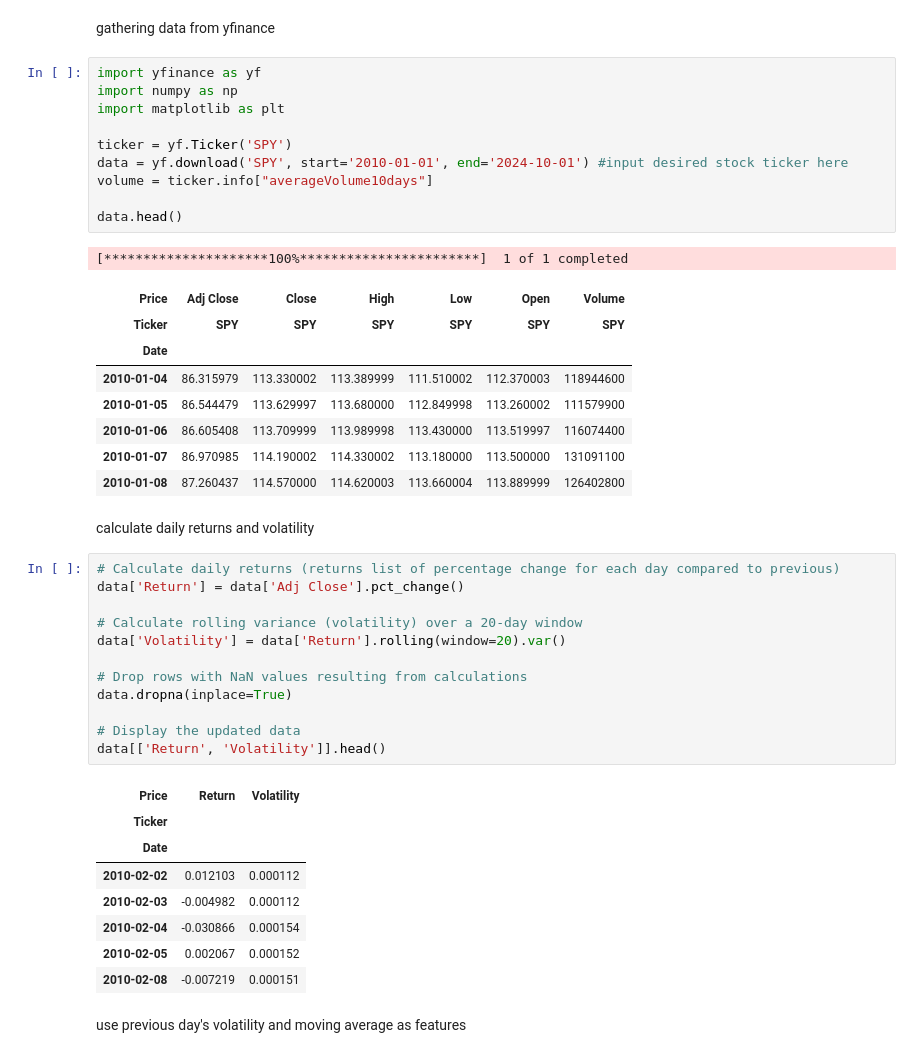
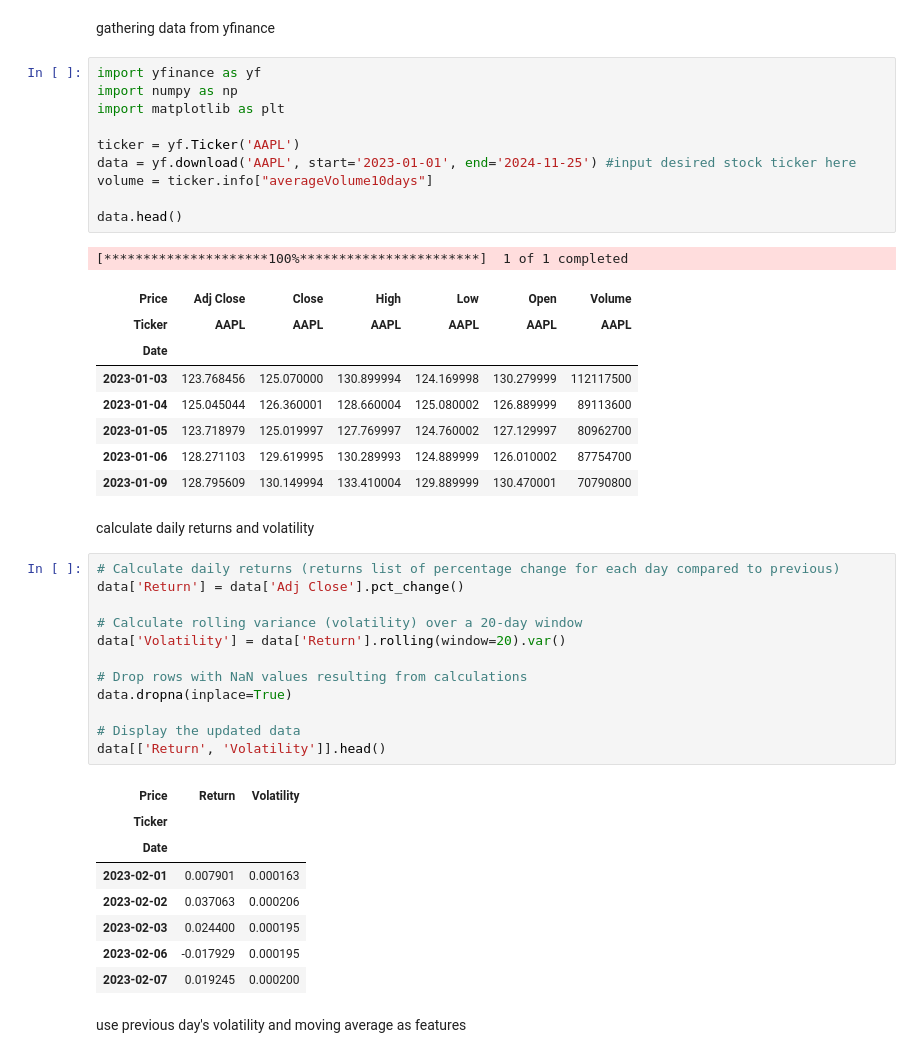
Before and after one commit to rein-m/SCGQR, a Jupyter notebook: nelsonvarianceMLmodel.ipynb, the cells around one changed output. Drawn from its saved outputs; the diff is of its cells as text.

```diff
--- a/nelsonvarianceMLmodel.ipynb
+++ b/nelsonvarianceMLmodel.ipynb
@@ -5,23 +5,23 @@ gathering data from yfinance
 # %%
 import yfinance as yf
 import numpy as np
 import matplotlib as plt
 
-ticker = yf.Ticker('SPY')
-data = yf.download('SPY', start='2010-01-01', end='2024-10-01') #input desired stock ticker here
+ticker = yf.Ticker('AAPL')
+data = yf.download('AAPL', start='2023-01-01', end='2024-11-25') #input desired stock ticker here
 volume = ticker.info["averageVolume10days"]
 
 data.head()
 # %% [output]
 [*********************100%***********************]  1 of 1 completed
 | Price | Adj Close | Close | High | Low | Open | Volume |
-| Ticker | SPY | SPY | SPY | SPY | SPY | SPY |
+| Ticker | AAPL | AAPL | AAPL | AAPL | AAPL | AAPL |
 | Date |  |  |  |  |  |  |
-| 2010-01-04 | 86.315979 | 113.330002 | 113.389999 | 111.510002 | 112.370003 | 118944600 |
-| 2010-01-05 | 86.544479 | 113.629997 | 113.680000 | 112.849998 | 113.260002 | 111579900 |
-| 2010-01-06 | 86.605408 | 113.709999 | 113.989998 | 113.430000 | 113.519997 | 116074400 |
-| 2010-01-07 | 86.970985 | 114.190002 | 114.330002 | 113.180000 | 113.500000 | 131091100 |
-| 2010-01-08 | 87.260437 | 114.570000 | 114.620003 | 113.660004 | 113.889999 | 126402800 |
+| 2023-01-03 | 123.768456 | 125.070000 | 130.899994 | 124.169998 | 130.279999 | 112117500 |
+| 2023-01-04 | 125.045044 | 126.360001 | 128.660004 | 125.080002 | 126.889999 | 89113600 |
+| 2023-01-05 | 123.718979 | 125.019997 | 127.769997 | 124.760002 | 127.129997 | 80962700 |
+| 2023-01-06 | 128.271103 | 129.619995 | 130.289993 | 124.889999 | 126.010002 | 87754700 |
+| 2023-01-09 | 128.795609 | 130.149994 | 133.410004 | 129.889999 | 130.470001 | 70790800 |
 # %% [markdown]
 </h2>calculate daily returns and volatility</h2>
 # %%
@@ -40,11 +40,11 @@ data[['Return', 'Volatility']].head()
 | Price | Return | Volatility |
 | Ticker |  |  |
 | Date |  |  |
-| 2010-02-02 | 0.012103 | 0.000112 |
-| 2010-02-03 | -0.004982 | 0.000112 |
-| 2010-02-04 | -0.030866 | 0.000154 |
-| 2010-02-05 | 0.002067 | 0.000152 |
-| 2010-02-08 | -0.007219 | 0.000151 |
+| 2023-02-01 | 0.007901 | 0.000163 |
+| 2023-02-02 | 0.037063 | 0.000206 |
+| 2023-02-03 | 0.024400 | 0.000195 |
+| 2023-02-06 | -0.017929 | 0.000195 |
+| 2023-02-07 | 0.019245 | 0.000200 |
 # %% [markdown]
 use previous day's volatility and moving average as features
 # %%
```
Also changed, not shown: parts of 1 cell of this notebook, 1 other file.
